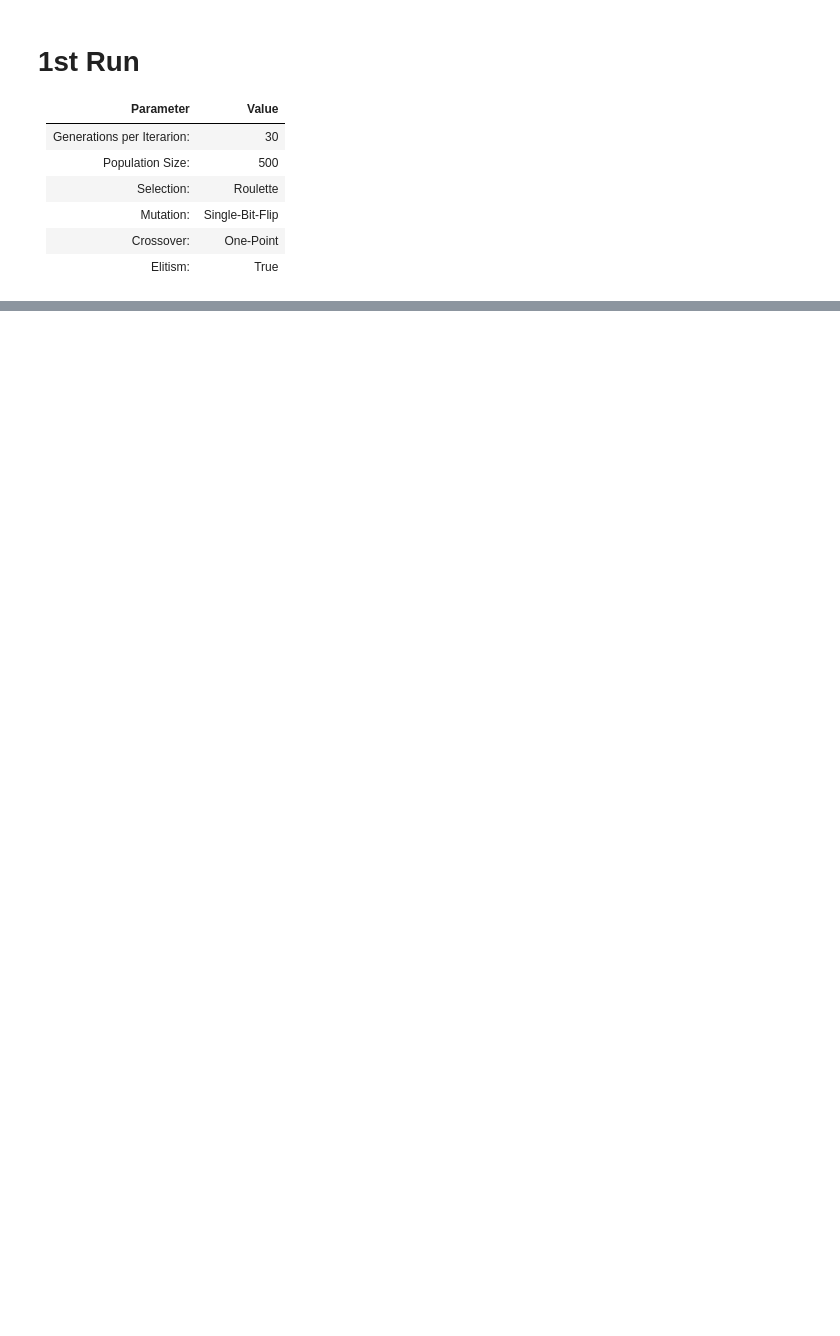
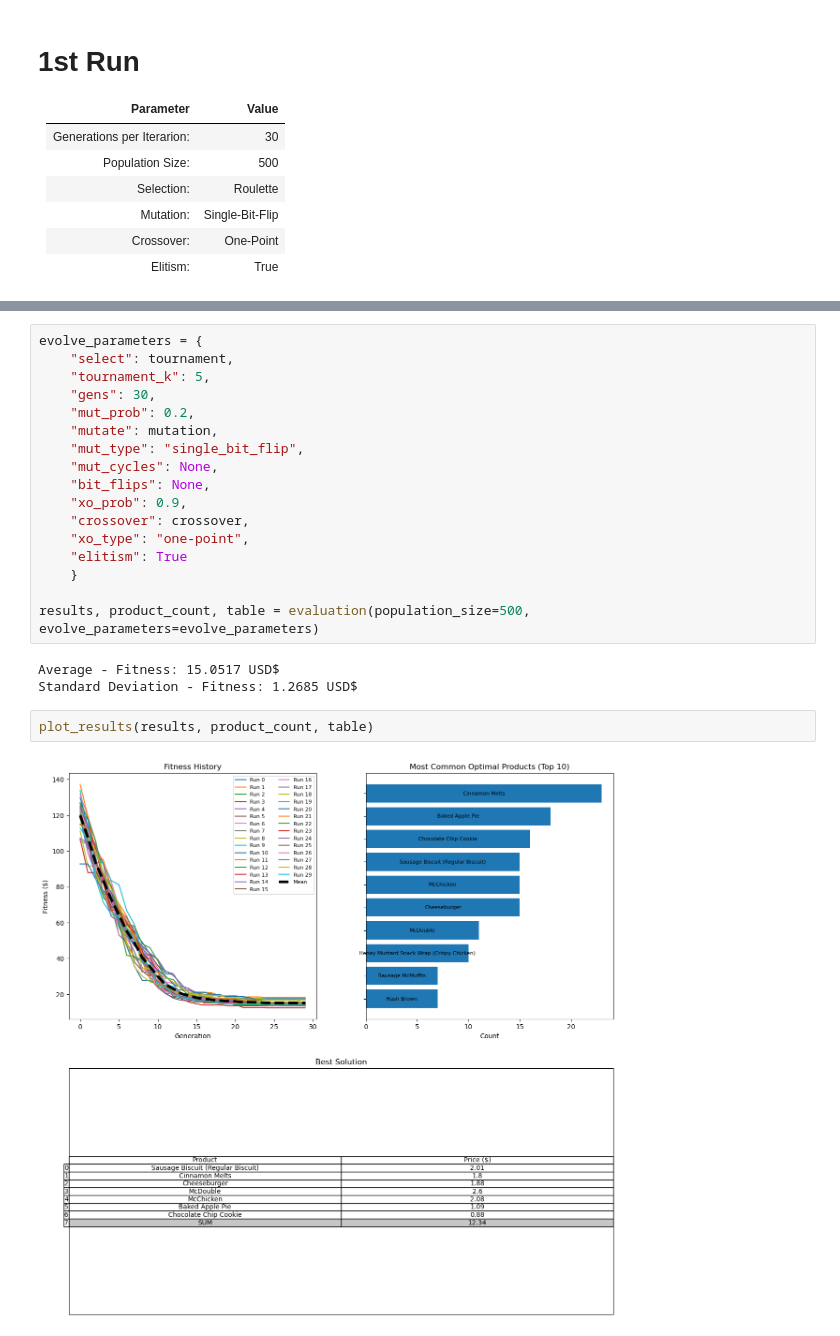
Before and after one commit to dropthedave/nutrition_optimation_CIFO, a Jupyter notebook: Notebook_Group2.ipynb, the cells around one changed output, grey strips where cells are left out. Drawn from its saved outputs; the diff is of its cells as text; blank space fills up the shorter version.

```diff
--- a/Notebook_Group2.ipynb
+++ b/Notebook_Group2.ipynb
@@ -163,0 +210,24 @@ plot_results(results, product_count, table)
+# %%
+evolve_parameters = {
+    "select": tournament,
+    "tournament_k": 5,
+    "gens": 30,
+    "mut_prob": 0.2,
+    "mutate": mutation,
+    "mut_type": "single_bit_flip",
+    "mut_cycles": None,
+    "bit_flips": None,
+    "xo_prob": 0.9,
+    "crossover": crossover,
+    "xo_type": "one-point",
+    "elitism": True
+    }
+
+results, product_count, table = evaluation(population_size=500, evolve_parameters=evolve_parameters)
+# %% [output]
+Average - Fitness: 15.0517 USD$
+Standard Deviation - Fitness: 1.2685 USD$
+# %%
+plot_results(results, product_count, table)
+# %% [output]
+[figure, added]
```
Also changed, not shown: parts of 47 cells of this notebook.
